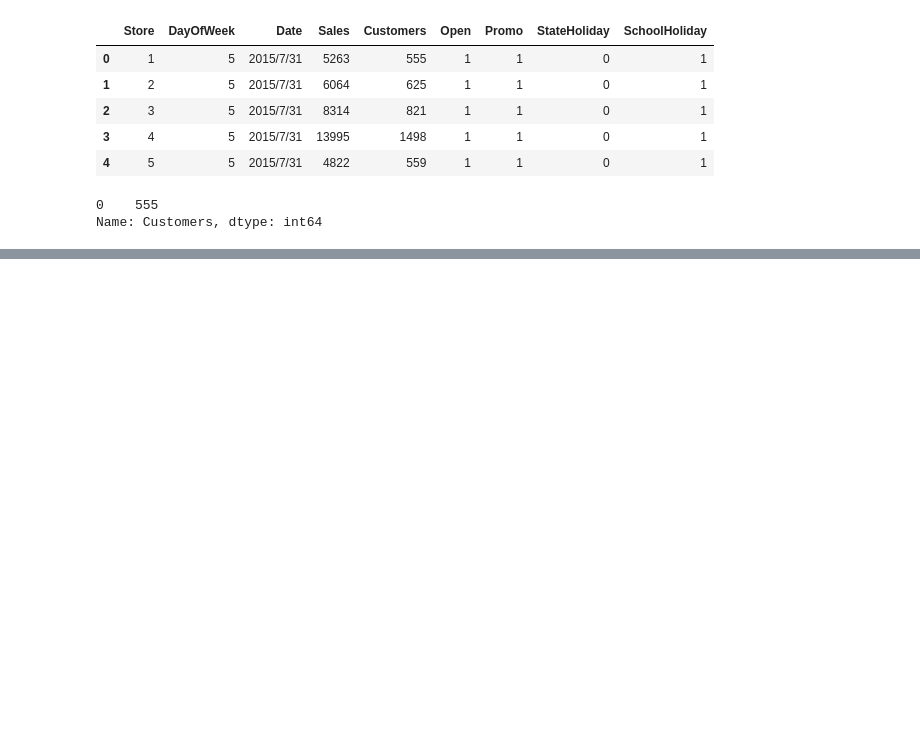
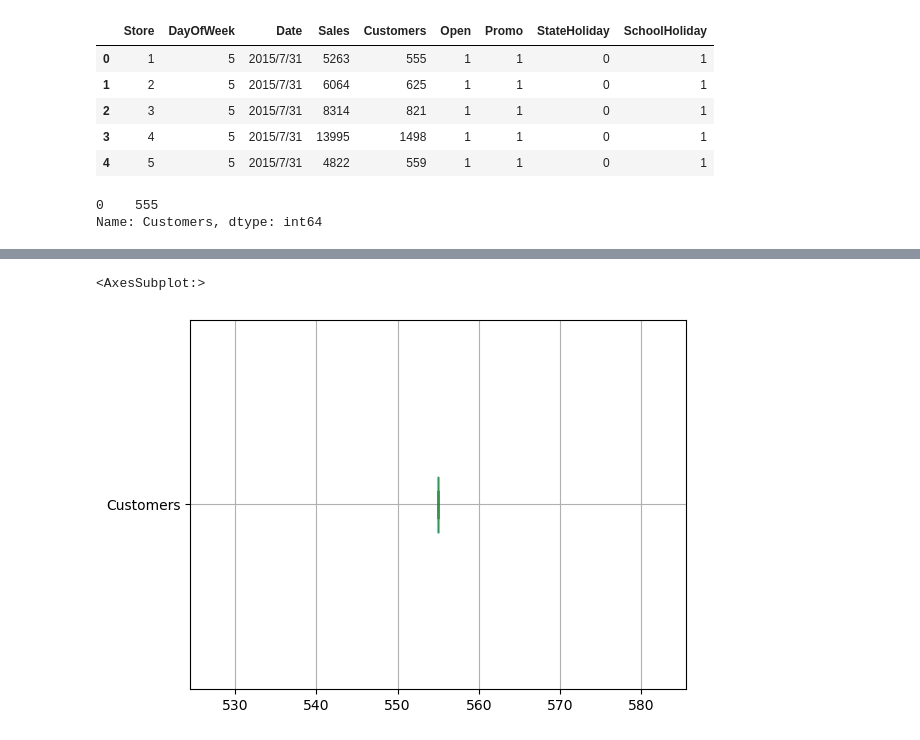
Before and after one commit to LuYuanGao1017/dataScience, a Jupyter notebook: 9_Data_Visualization.ipynb, the cells around one changed output, grey strips where cells are left out. Saved outputs shown, nothing was run; the diff lists cells and outputs as text; code cells hidden in the pictures; blank space fills up the shorter version.

```diff
--- a/9_Data_Visualization.ipynb
+++ b/9_Data_Visualization.ipynb
@@ -45,0 +53,5 @@ Name: Customers, dtype: int64
+# %%
+first_rossmann_sales.boxplot(column='Customers', vert=False)
+# %% [output]
+<AxesSubplot:>
+[figure, added]
```
Also changed, not shown: parts of 2 cells of this notebook.
